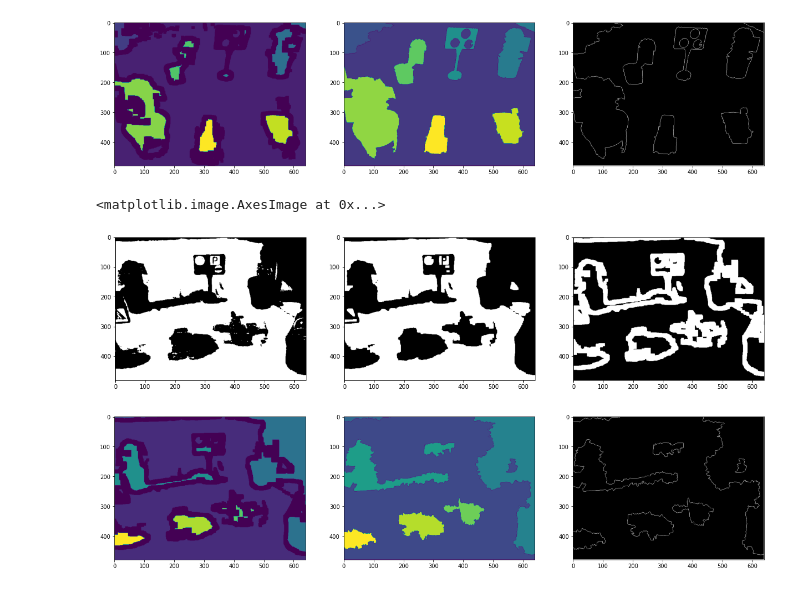
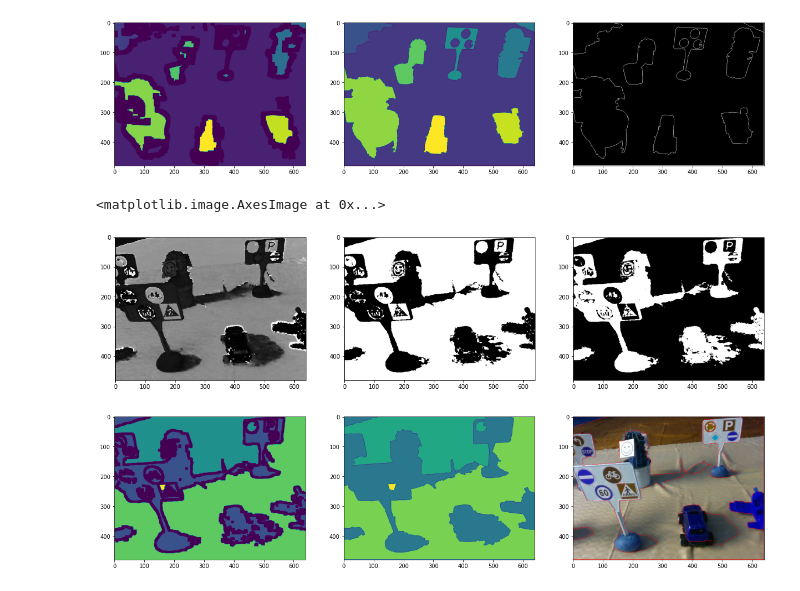
Before and after one commit to szykry/CVML_HW, a Jupyter notebook: CVML_HW.ipynb, the cells around one changed output. Drawn from its saved outputs; the diff is of its cells as text; code cells hidden in the pictures.

```diff
--- a/CVML_HW.ipynb
+++ b/CVML_HW.ipynb
@@ -331,49 +331,53 @@ plt.imshow(imgBGR)
 # plt.figure(figsize=(21,21))
 # plt.imshow(mask)
 # %%
-imgBGR = cv2.imread("../HW/g3/rgb/136.jpg")
+imgBGR = cv2.imread("../HW/g4/rgb/229.jpg") #3 136
+
+imgHSV = cv2.cvtColor(imgBGR, cv2.COLOR_BGR2HSV);
+hue_channel = imgHSV[:,:,0]
 
 avg_hue = np.average(hue_channel)
-hue_channel_thresh, hue_channel_segment = cv2.threshold(hue_channel,avg_hue,255,cv2.THRESH_BINARY)
+hue_channel_thresh, hue_channel_segment = cv2.threshold(hue_channel,avg_hue*.4,255,cv2.THRESH_BINARY)
+#hue_channel_segment = cv2.adaptiveThreshold(hue_channel,255,cv2.ADAPTIVE_THRESH_MEAN_C, cv2.THRESH_BINARY_INV,101,10)
 
 kernel = np.ones((5,5),np.uint8)
 nagykernel = np.ones((7,7),np.uint8)
 ret, thresh = cv2.threshold(hue_channel_segment,0,255,cv2.THRESH_BINARY_INV+cv2.THRESH_OTSU)
 
-fg = cv2.erode(thresh, kernel,iterations=5)
+fg = cv2.erode(thresh, kernel,iterations=2)
 bg = cv2.dilate(thresh, kernel, iterations=2)
 
-opened = cv2.morphologyEx(hue_channel_segment,cv2.MORPH_OPEN,nagykernel)
+opened = cv2.morphologyEx(hue_channel_segment,cv2.MORPH_OPEN ,nagykernel,iterations=3)
+closed = cv2.morphologyEx(opened             ,cv2.MORPH_CLOSE,nagykernel,iterations=1)
 
 unknown = cv2.subtract(bg,fg)
 
 plt.figure(figsize=(20,20))
 plt.subplot(1,3,1)
+plt.imshow(hue_channel,cmap='gray')
+plt.subplot(1,3,2)
 plt.imshow(hue_channel_segment,cmap='gray')
-plt.subplot(1,3,2)
-plt.imshow(opened,cmap='gray')
 plt.subplot(1,3,3)
-plt.imshow(unknown,cmap='gray')
+plt.imshow(thresh,cmap='gray')
 
 
-ret, markers = cv2.connectedComponents(bg)
+ret, markers = cv2.connectedComponents(closed)
 markers=markers+1
 markers[unknown==255] = 0
 plt.figure(figsize=(21,21))
 plt.subplot(1,3,1)
 plt.imshow(markers)
 
-imgBGR = cv2.imread("../HW/g3/rgb/136.jpg")
 
 markers = cv2.watershed(imgBGR,markers)
-imgBGR[::] =[0,0,0]
-imgBGR[markers == -1] = [255,255,255]
+#imgBGR[::] =[0,0,0]
+imgBGR[markers == -1] = [255,0,0]
 
 plt.subplot(1,3,2)
 plt.imshow(markers)
 plt.subplot(1,3,3)
 plt.imshow(imgBGR)
 # %% [output]
 <matplotlib.image.AxesImage at 0x...>
-[figure, old version]
+[figure, new version]
-[figure, old version]
+[figure, new version]
```
Also changed, not shown: parts of 1 cell of this notebook.
